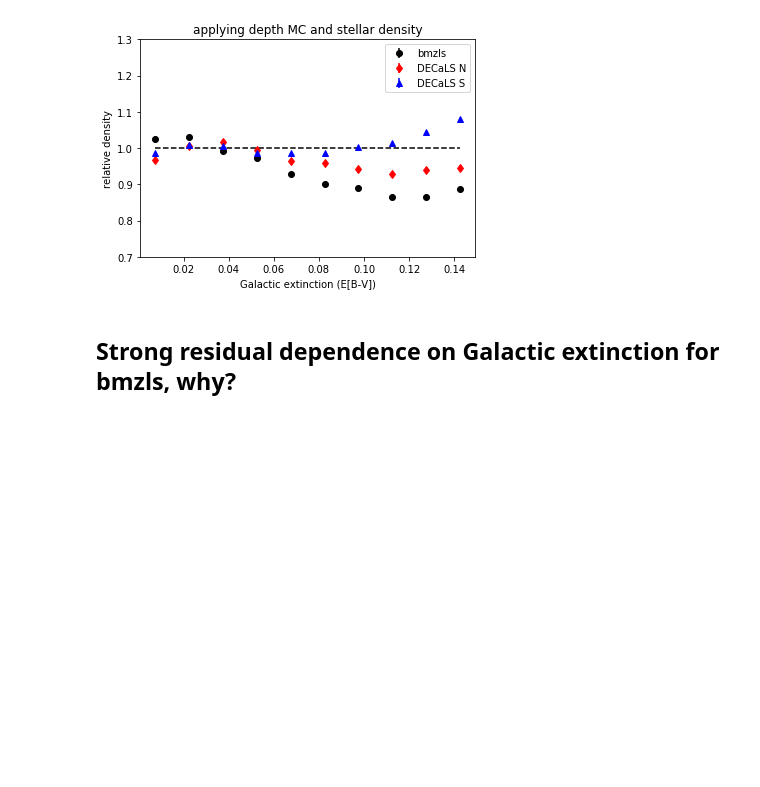
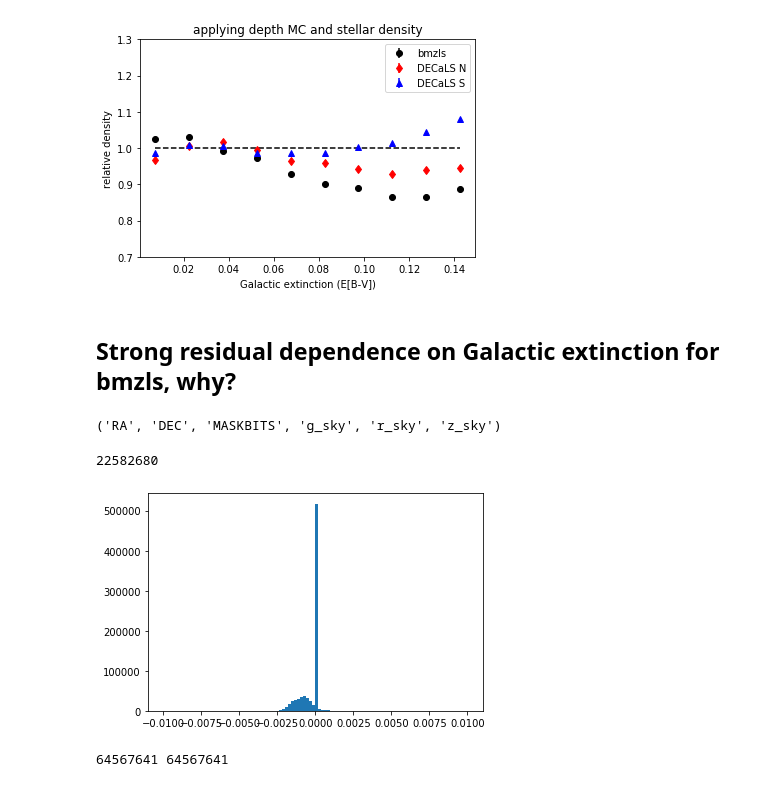
Before and after one commit to desihub/LSS, a Jupyter notebook: Sandbox/ELGtargnonsense.ipynb, the cells around one changed output. Drawn from its saved outputs; the diff is of its cells as text; code cells hidden in the pictures; blank space fills up the shorter version.

```diff
--- a/Sandbox/ELGtargnonsense.ipynb
+++ b/Sandbox/ELGtargnonsense.ipynb
@@ -480,0 +485,18 @@ plotrel(hg1,hr1,hg2,hr2,hg3,hr3,'applying depth MC and stellar density','Galacti
+# %%
+sweep.dtype.names
+# %% [output]
+('RA', 'DEC', 'MASKBITS', 'g_sky', 'r_sky', 'z_sky')
+# %%
+elgbits = [1,5,6,7,11,12,13]
+keeps = np.ones(len(sweep)).astype(bool)
+for bit in elgbits:
+    keeps &= ((sweep['MASKBITS'] & 2**bit)==0)
+print(len(sweep[keeps]))
+sweepm = sweep[keeps]
+# %% [output]
+22582680
+# %%
+plt.hist(sallpixg,bins=100,range=(-0.01,0.01))
+plt.show()
+# %% [output]
+[figure, added]
@@ -480,0 +537,11 @@ plotrel(hg1,hr1,hg2,hr2,hg3,hr3,'applying depth MC and stellar density','Galacti
+# %%
+rres_r = np.zeros(len(relg))
+rres_z = np.zeros(len(relg))
+print(len(relg),len(rpix))
+for i in range(0,len(rpix)):
+    #if i%1000000==0 : print(i)
+    pix = rpix[i]
+    rres_r[i] = sallpixr[pix]
+    rres_z[i] = sallpixz[pix]
+# %% [output]
+64567641 64567641
```
Also changed, not shown: parts of 38 cells of this notebook.
